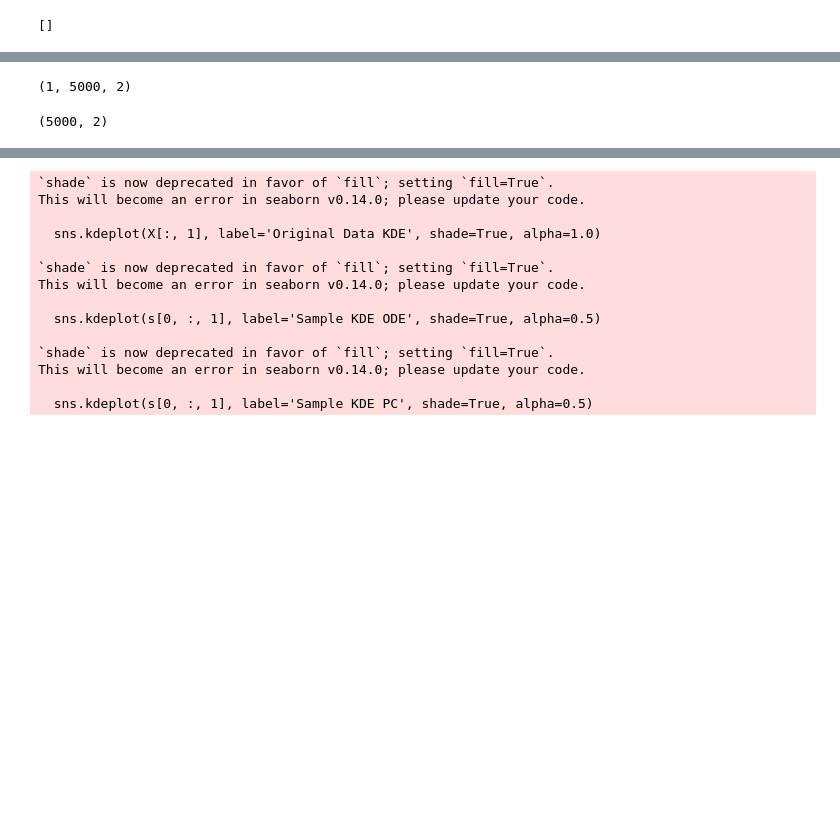
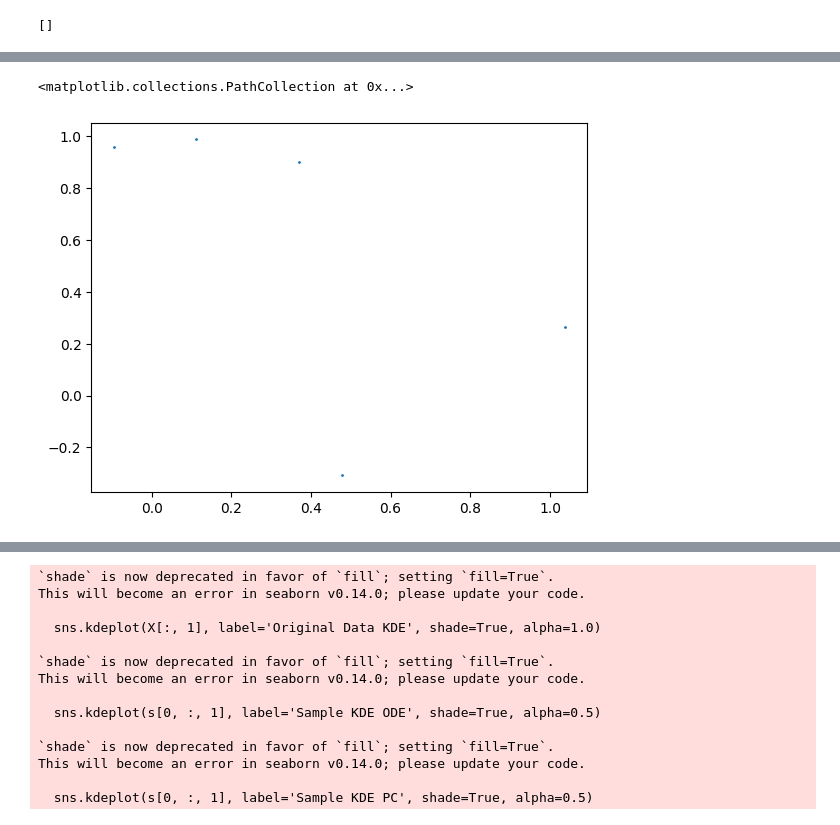
Before and after one commit to mattocallaghan/Score_SBI, a Jupyter notebook: plots.ipynb, the cells around one changed output, grey strips where cells are left out. Drawn from its saved outputs; the diff is of its cells as text; code cells hidden in the pictures; blank space fills up the shorter version.

```diff
--- a/plots.ipynb
+++ b/plots.ipynb
@@ -51,8 +47,8 @@ s.shape
-# %%
-s.shape
-# %% [output]
-(1, 5000, 2)
-# %%
-X.shape
-# %% [output]
-(5000, 2)
+# %%
+path="/Users/mattocallaghan/Score_SBI/output/output_makemoons/eval/ckpt_20_host_0/samples_1.npz"
+samp = np.load(path)
+s = samp[samp.files[0]]
+plt.scatter(s[0, :, 0], s[0, :, 1], s=1)
+# %% [output]
+<matplotlib.collections.PathCollection at 0x...>
+[figure, added]
```
Also changed, not shown: parts of 7 cells of this notebook, 11 other files.
